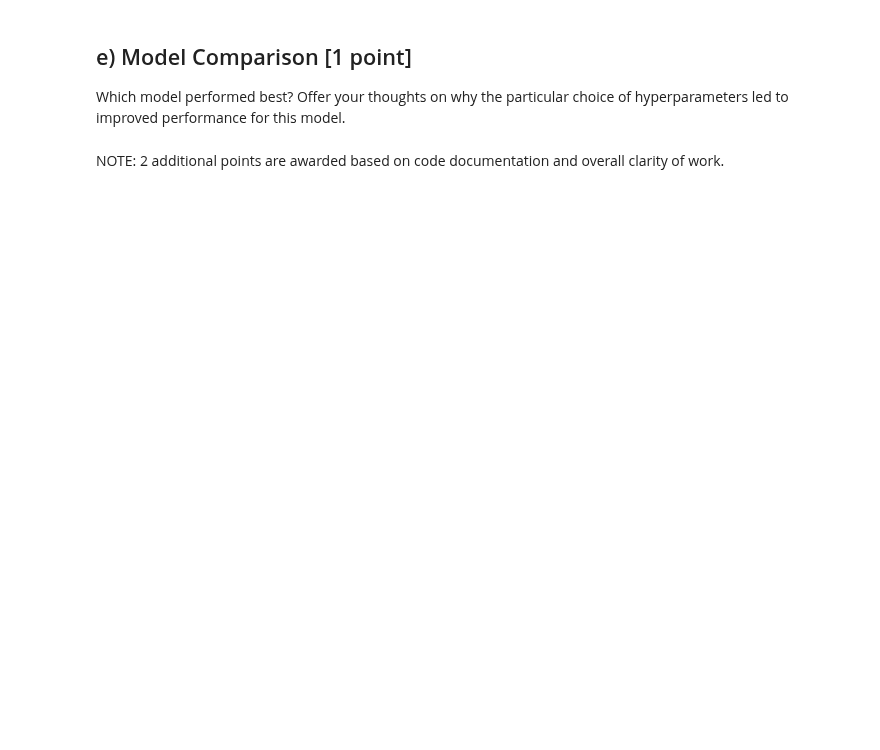
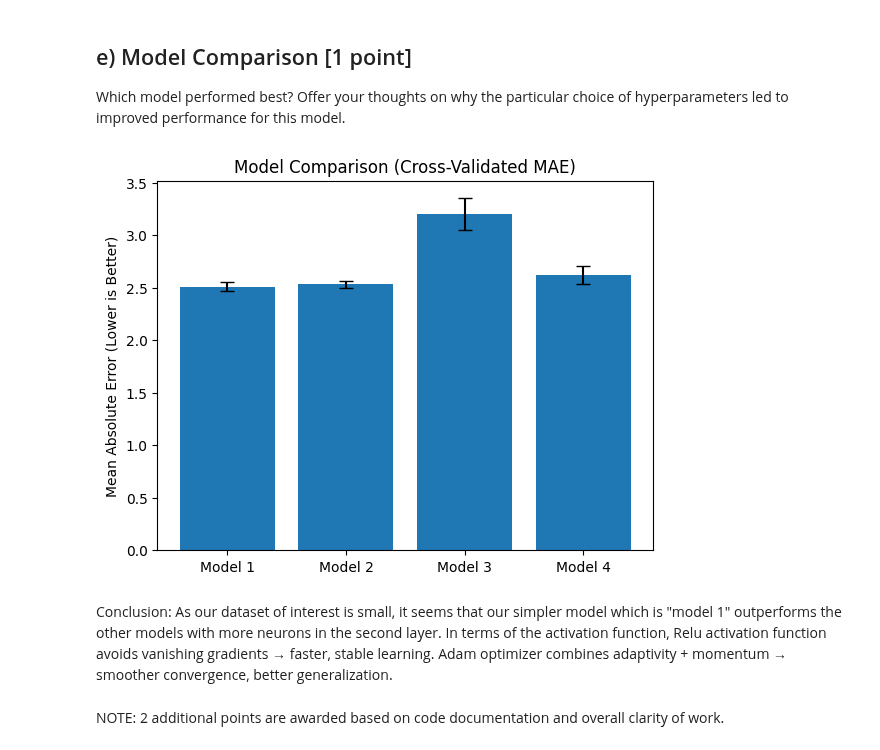
Before and after one commit to assalnekoufar/ML-DL, a Jupyter notebook: Module 2 - Model Tuning/Assignment 1 - Deep Learning using Keras/SCS_3546_Assignment_01_Fall2023.ipynb, the cells around one changed output. Saved outputs shown, nothing was run; the diff lists cells and outputs as text; code cells hidden in the pictures; blank space fills up the shorter version.

```diff
--- a/Module 2 - Model Tuning/Assignment 1 - Deep Learning using Keras/SCS_3546_Assignment_01_Fall2023.ipynb
+++ b/Module 2 - Model Tuning/Assignment 1 - Deep Learning using Keras/SCS_3546_Assignment_01_Fall2023.ipynb
@@ -767,6 +767,19 @@ Which model performed best? Offer your thoughts on why the particular choice of
 # of how those hyperparameters theoretically impact the model
 
 # provide visualizations (e.g. tables or comparison plot) to support your response where possible
+# %%
+models = ['Model 1', 'Model 2', 'Model 3', 'Model 4']
+all_mae_means = [2.51, 2.53, 3.2, 2.62]
+all_mae_stds = [0.04, 0.03, 0.15, 0.09]
+
+plt.bar(models, all_mae_means, yerr=all_mae_stds, capsize=5)
+plt.ylabel('Mean Absolute Error (Lower is Better)')
+plt.title('Model Comparison (Cross-Validated MAE)')
+plt.show()
+# %% [output]
+[figure, added]
+# %% [markdown]
+Conclusion: As our dataset of interest is small, it seems that our simpler model which is "model 1" outperforms the other models with more neurons in the second layer. In terms of the activation function, Relu activation function avoids vanishing gradients → faster, stable learning. Adam optimizer combines adaptivity + momentum → smoother convergence, better generalization.
 # %% [markdown]
 NOTE: 2 additional points are awarded based on code documentation and overall clarity of work.
 # %%
```
Also changed, not shown: parts of 18 cells of this notebook.
